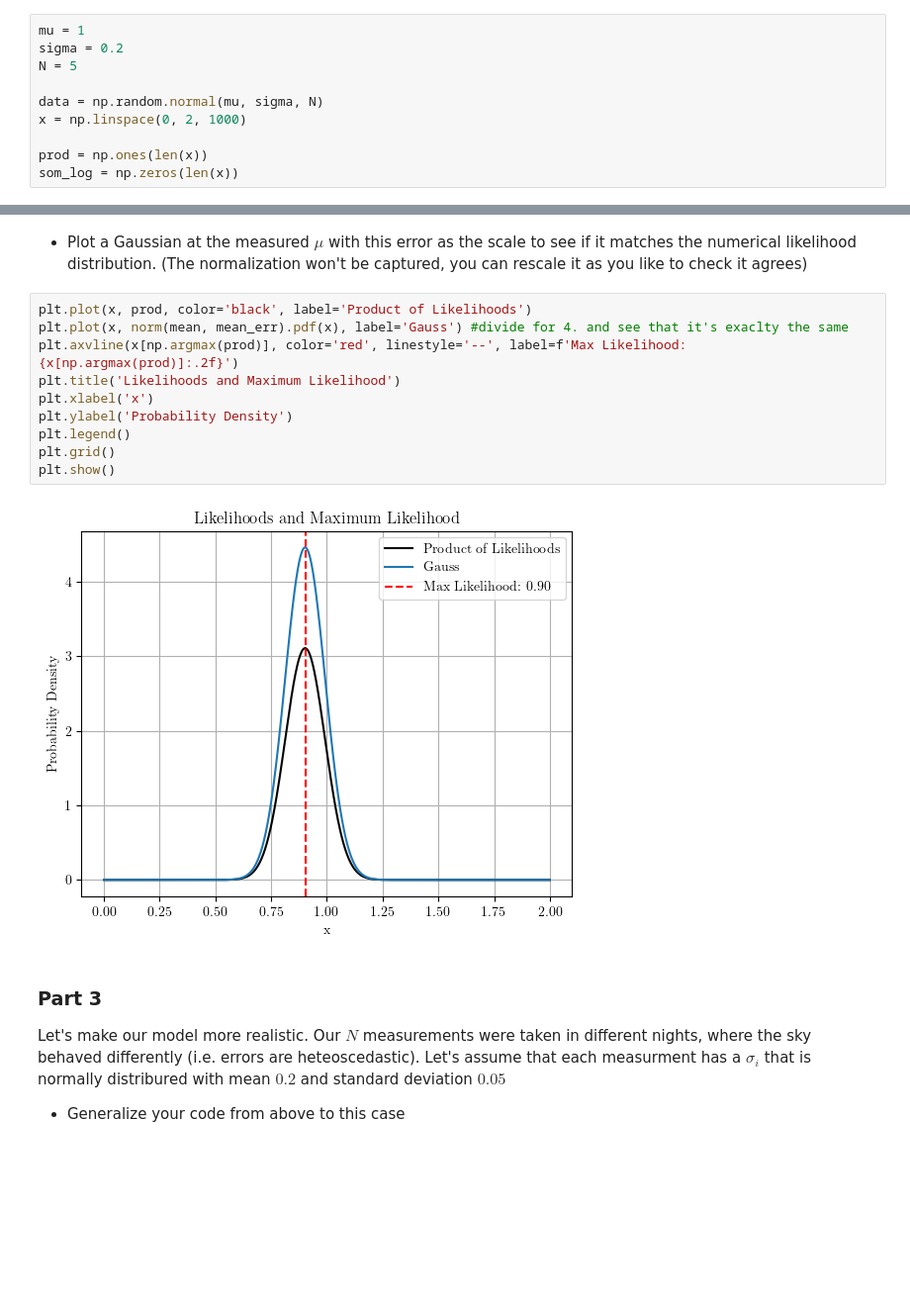
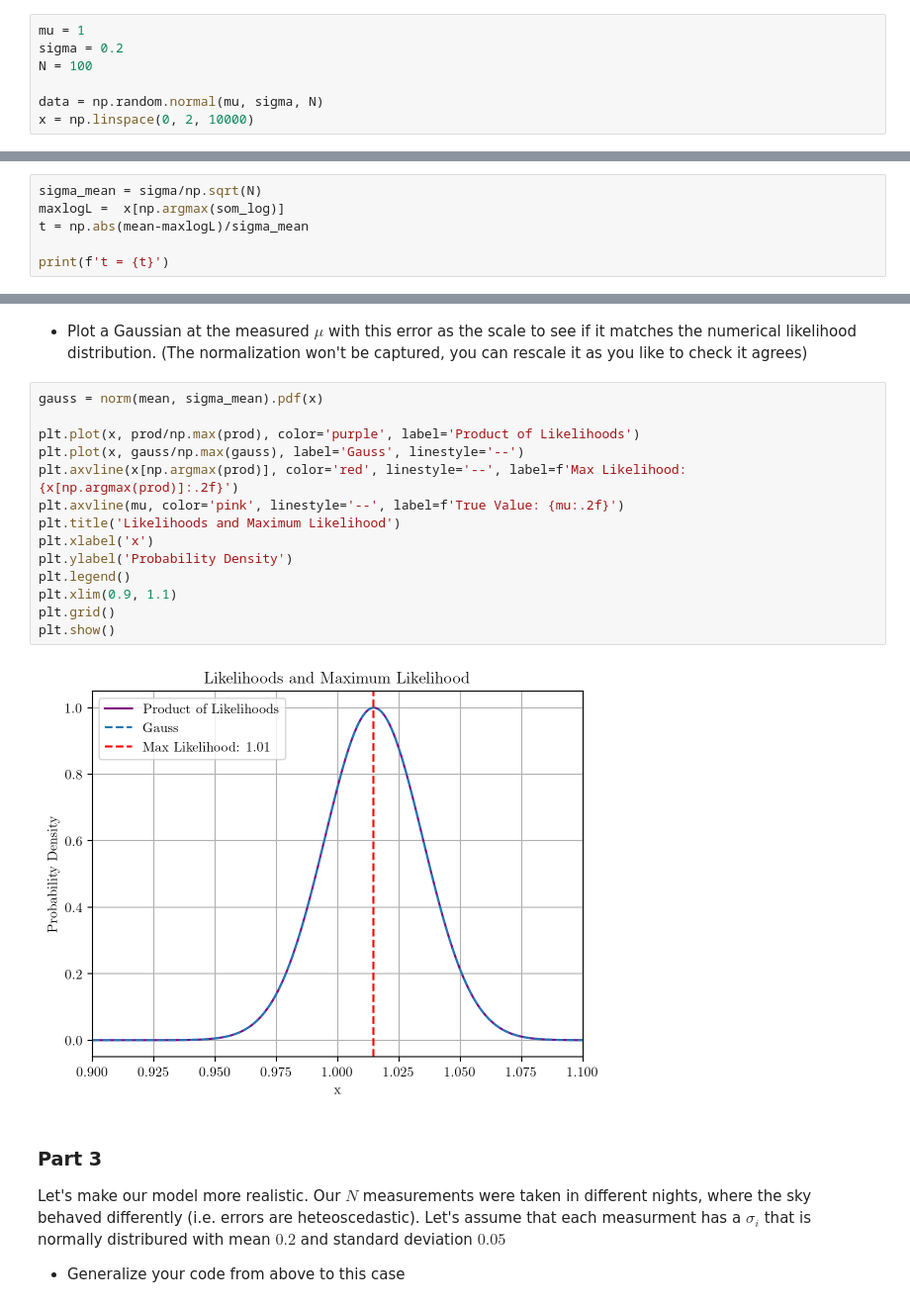
Before and after one commit to ludovicarbone/astrostatistics_bicocca_2024, a Jupyter notebook: working/L05_es.ipynb, the cells around one changed output, grey strips where cells are left out. Shown at 99% size. Saved outputs shown, nothing was run; the diff lists cells and outputs as text; blank space fills up the shorter version.

```diff
--- a/working/L05_es.ipynb
+++ b/working/L05_es.ipynb
@@ -21,11 +24,8 @@ plt.rc('font', family='serif')
 # %%
 mu = 1
 sigma = 0.2
-N = 5
+N = 100
 
 data = np.random.normal(mu, sigma, N)
-x = np.linspace(0, 2, 1000)
-
-prod = np.ones(len(x))
-som_log = np.zeros(len(x))
+x = np.linspace(0, 2, 10000)
 # %%
@@ -65,0 +82,6 @@ ValueError: operands could not be broadcast together with shapes (1000,) (5,)
+# %%
+sigma_mean = sigma/np.sqrt(N)
+maxlogL =  x[np.argmax(som_log)]
+t = np.abs(mean-maxlogL)/sigma_mean
+
+print(f't = {t}')
@@ -86,17 +108,21 @@ Error of the Mean: 0.08944271909999159
 # %% [markdown]
 - Plot a Gaussian at the measured $\mu$ with this error as the scale to see if it matches the numerical likelihood distribution. (The normalization won't be captured, you can rescale it as you like to check it agrees)
 # %%
-plt.plot(x, prod, color='black', label='Product of Likelihoods')
-plt.plot(x, norm(mean, mean_err).pdf(x), label='Gauss') #divide for 4. and see that it's exaclty the same
+gauss = norm(mean, sigma_mean).pdf(x)
+
+plt.plot(x, prod/np.max(prod), color='purple', label='Product of Likelihoods')
+plt.plot(x, gauss/np.max(gauss), label='Gauss', linestyle='--')
 plt.axvline(x[np.argmax(prod)], color='red', linestyle='--', label=f'Max Likelihood: {x[np.argmax(prod)]:.2f}')
+plt.axvline(mu, color='pink', linestyle='--', label=f'True Value: {mu:.2f}')
 plt.title('Likelihoods and Maximum Likelihood')
 plt.xlabel('x')
 plt.ylabel('Probability Density')
 plt.legend()
+plt.xlim(0.9, 1.1)
 plt.grid()
 plt.show()
 # %% [output]
-[figure, old version]
+[figure, new version]
 # %% [markdown]
 ### Part 3
 
```
Also changed, not shown: parts of 8 cells of this notebook.
